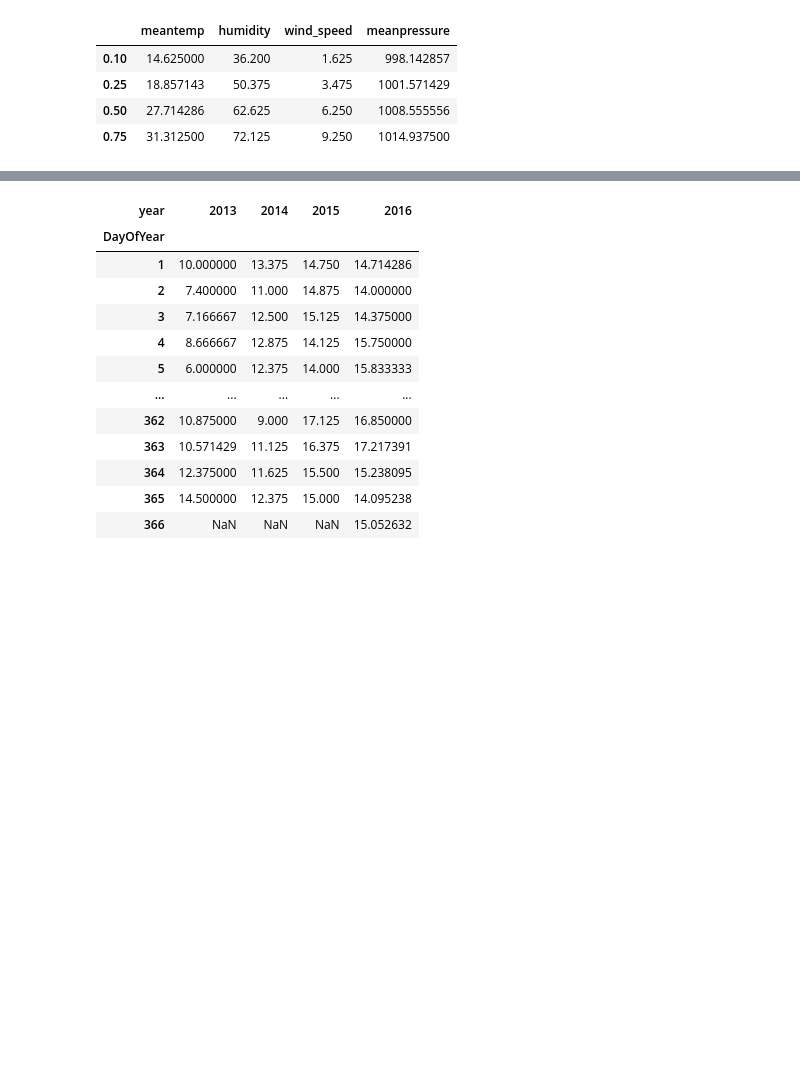
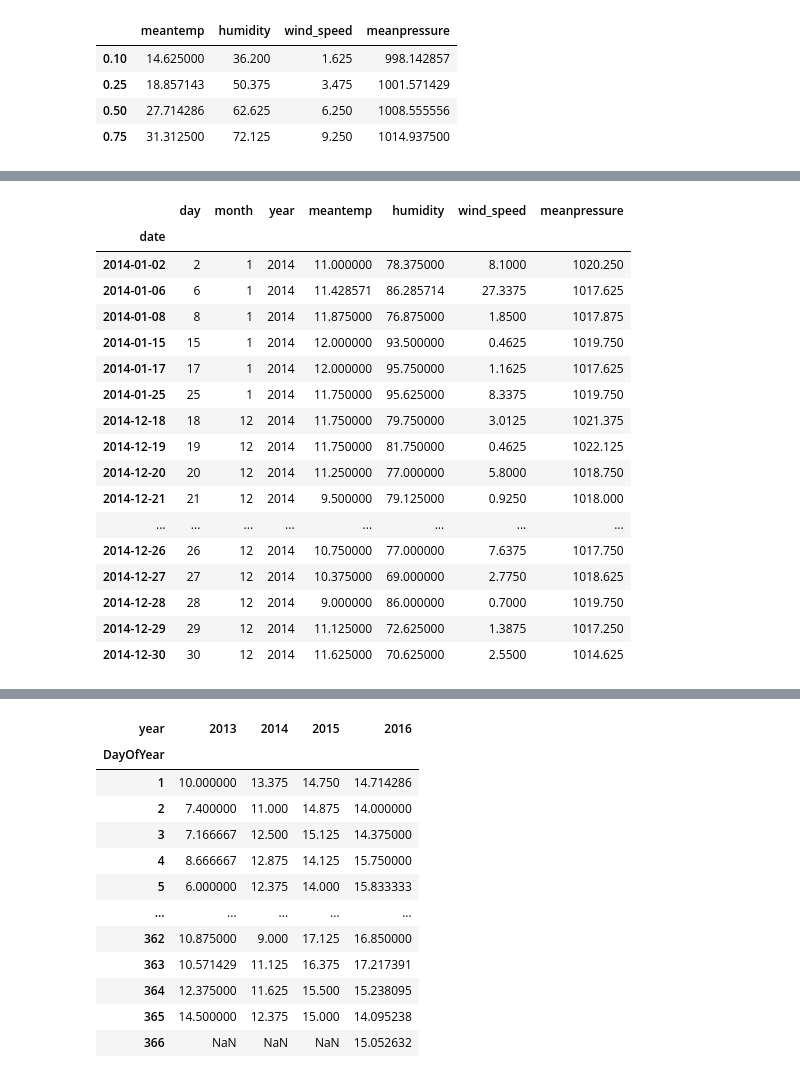
Before and after one commit to nwudochika/CMSC6950_Project, a Jupyter notebook: CMSC6950_Project.ipynb, the cells around one changed output, grey strips where cells are left out. Cells and saved outputs as stored; diff of their text form; code cells hidden in the pictures; blank space fills up the shorter version.

```diff
--- a/CMSC6950_Project.ipynb
+++ b/CMSC6950_Project.ipynb
@@ -197,0 +230,21 @@ top_hottest_days
+# %%
+top_coldest_days_2014
+# %% [output]
+|  | day | month | year | meantemp | humidity | wind_speed | meanpressure |
+| date |  |  |  |  |  |  |  |
+| 2014-01-02 | 2 | 1 | 2014 | 11.000000 | 78.375000 | 8.1000 | 1020.250 |
+| 2014-01-06 | 6 | 1 | 2014 | 11.428571 | 86.285714 | 27.3375 | 1017.625 |
+| 2014-01-08 | 8 | 1 | 2014 | 11.875000 | 76.875000 | 1.8500 | 1017.875 |
+| 2014-01-15 | 15 | 1 | 2014 | 12.000000 | 93.500000 | 0.4625 | 1019.750 |
+| 2014-01-17 | 17 | 1 | 2014 | 12.000000 | 95.750000 | 1.1625 | 1017.625 |
+| 2014-01-25 | 25 | 1 | 2014 | 11.750000 | 95.625000 | 8.3375 | 1019.750 |
+| 2014-12-18 | 18 | 12 | 2014 | 11.750000 | 79.750000 | 3.0125 | 1021.375 |
+| 2014-12-19 | 19 | 12 | 2014 | 11.750000 | 81.750000 | 0.4625 | 1022.125 |
+| 2014-12-20 | 20 | 12 | 2014 | 11.250000 | 77.000000 | 5.8000 | 1018.750 |
+| 2014-12-21 | 21 | 12 | 2014 | 9.500000 | 79.125000 | 0.9250 | 1018.000 |
+| ... | ... | ... | ... | ... | ... | ... | ... |
+| 2014-12-26 | 26 | 12 | 2014 | 10.750000 | 77.000000 | 7.6375 | 1017.750 |
+| 2014-12-27 | 27 | 12 | 2014 | 10.375000 | 69.000000 | 2.7750 | 1018.625 |
+| 2014-12-28 | 28 | 12 | 2014 | 9.000000 | 86.000000 | 0.7000 | 1019.750 |
+| 2014-12-29 | 29 | 12 | 2014 | 11.125000 | 72.625000 | 1.3875 | 1017.250 |
+| 2014-12-30 | 30 | 12 | 2014 | 11.625000 | 70.625000 | 2.5500 | 1014.625 |
```
Also changed, not shown: parts of 11 cells of this notebook.
